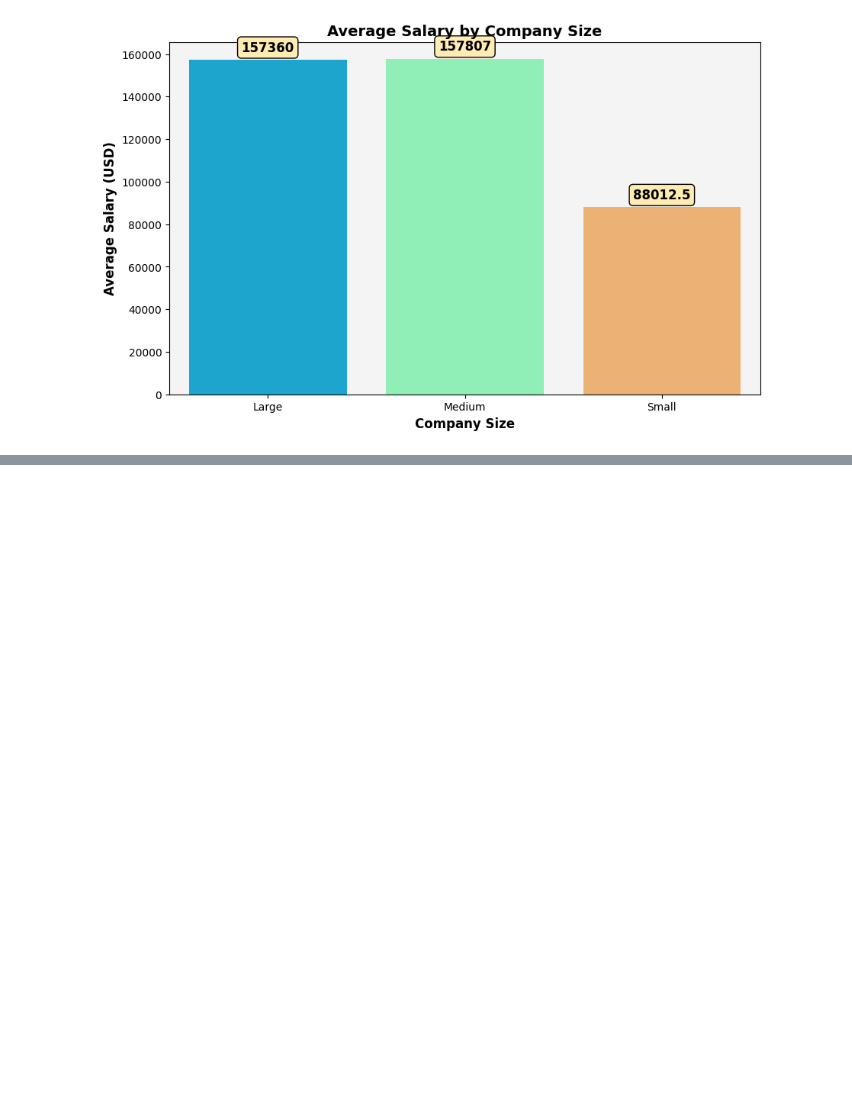
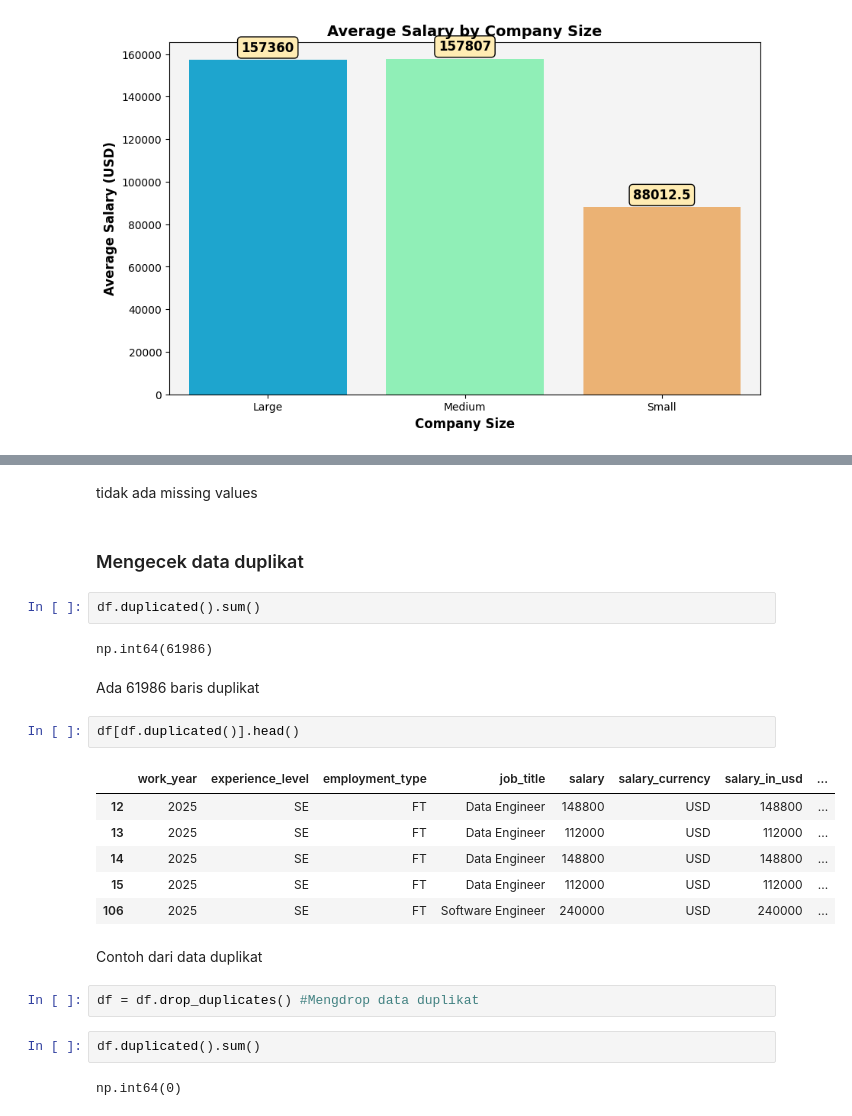
Before and after one commit to TsangCahya/ds-project, a Jupyter notebook: Lidia.ipynb, the cells around one changed output, grey strips where cells are left out. Saved outputs shown, nothing was run; the diff lists cells and outputs as text; blank space fills up the shorter version.

```diff
--- a/Lidia.ipynb
+++ b/Lidia.ipynb
@@ -514,0 +544,27 @@ Passing `palette` without assigning `hue` is deprecated and will be removed in v
+# %% [markdown]
+tidak ada missing values
+# %% [markdown]
+### Mengecek data duplikat
+# %%
+df.duplicated().sum()
+# %% [output]
+np.int64(61986)
+# %% [markdown]
+Ada 61986 baris duplikat
+# %%
+df[df.duplicated()].head()
+# %% [output]
+|  | work_year | experience_level | employment_type | job_title | salary | salary_currency | salary_in_usd | ... |
+| 12 | 2025 | SE | FT | Data Engineer | 148800 | USD | 148800 | ... |
+| 13 | 2025 | SE | FT | Data Engineer | 112000 | USD | 112000 | ... |
+| 14 | 2025 | SE | FT | Data Engineer | 148800 | USD | 148800 | ... |
+| 15 | 2025 | SE | FT | Data Engineer | 112000 | USD | 112000 | ... |
+| 106 | 2025 | SE | FT | Software Engineer | 240000 | USD | 240000 | ... |
+# %% [markdown]
+Contoh dari data duplikat
+# %%
+df = df.drop_duplicates() #Mengdrop data duplikat
+# %%
+df.duplicated().sum()
+# %% [output]
+np.int64(0)
```
Also changed, not shown: parts of 14 cells of this notebook.
